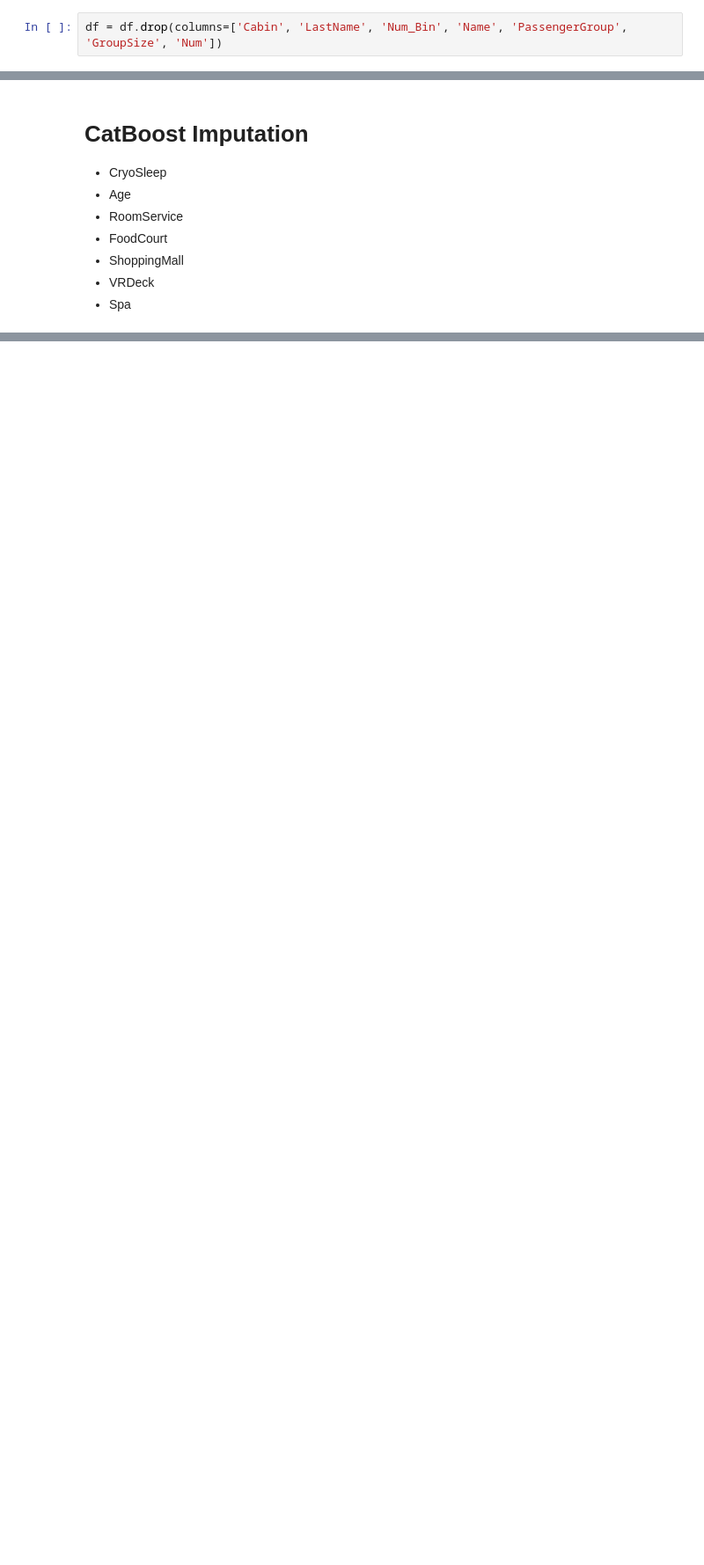
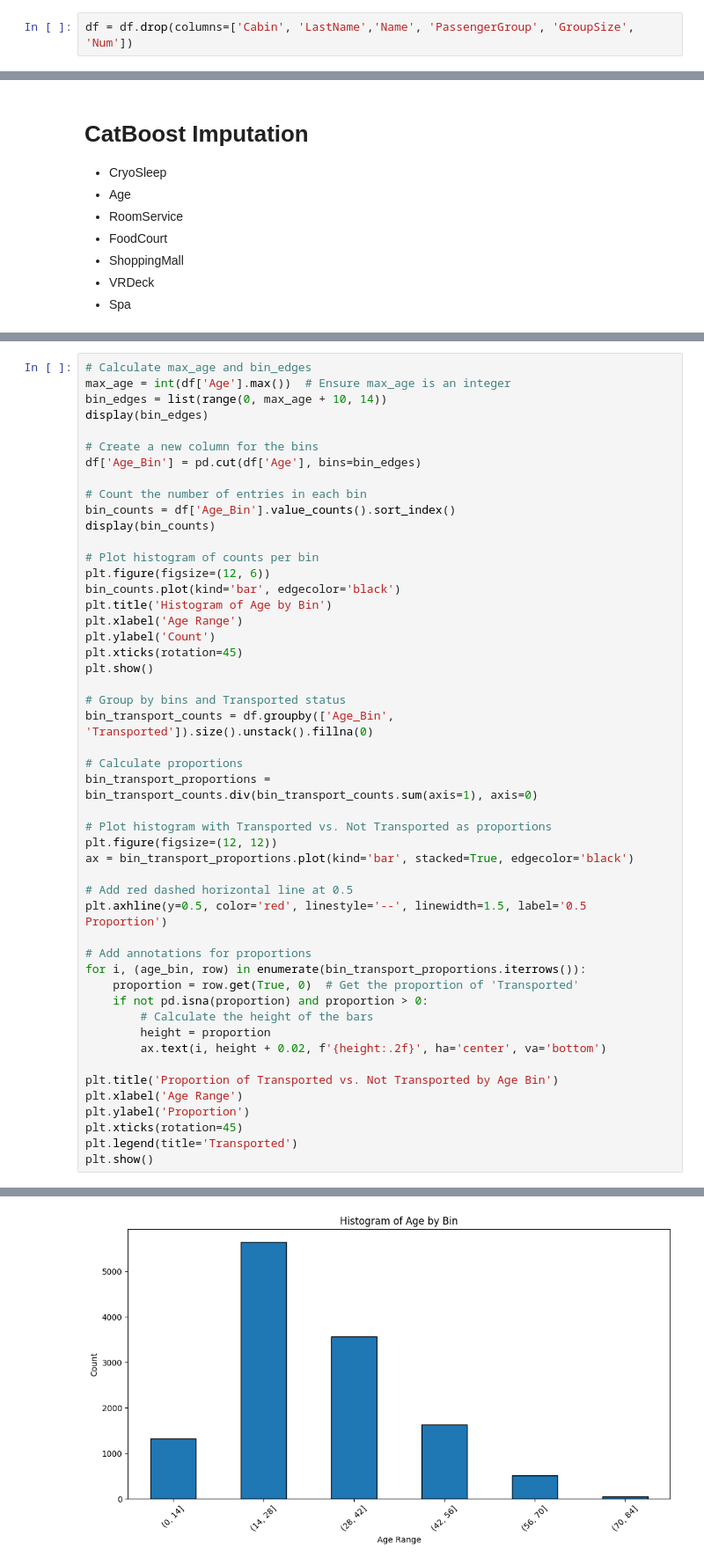
Before and after one commit to BigEd12/Spaceship-Titanic, a Jupyter notebook: notebooks/data_preproc/data_preproc_2.ipynb, the cells around one changed output, grey strips where cells are left out. Shown: that part at 88% size. Cells and saved outputs as stored; diff of their text form; blank space fills up the shorter version.

```diff
--- a/notebooks/data_preproc/data_preproc_2.ipynb
+++ b/notebooks/data_preproc/data_preproc_2.ipynb
@@ -480,4 +511,4 @@ plt.show()
 # %% [markdown]
 ## Drop Columns
 # %%
-df = df.drop(columns=['Cabin', 'LastName', 'Num_Bin', 'Name', 'PassengerGroup', 'GroupSize', 'Num'])
+df = df.drop(columns=['Cabin', 'LastName','Name', 'PassengerGroup', 'GroupSize', 'Num'])
@@ -536,0 +569,50 @@ dtype: int64
+# %%
+# Calculate max_age and bin_edges
+max_age = int(df['Age'].max())  # Ensure max_age is an integer
+bin_edges = list(range(0, max_age + 10, 14))
+display(bin_edges)
+
+# Create a new column for the bins
+df['Age_Bin'] = pd.cut(df['Age'], bins=bin_edges)
+
+# Count the number of entries in each bin
+bin_counts = df['Age_Bin'].value_counts().sort_index()
+display(bin_counts)
+
+# Plot histogram of counts per bin
+plt.figure(figsize=(12, 6))
+bin_counts.plot(kind='bar', edgecolor='black')
+plt.title('Histogram of Age by Bin')
+plt.xlabel('Age Range')
+plt.ylabel('Count')
+plt.xticks(rotation=45)
+plt.show()
+
+# Group by bins and Transported status
+bin_transport_counts = df.groupby(['Age_Bin', 'Transported']).size().unstack().fillna(0)
+
+# Calculate proportions
+bin_transport_proportions = bin_transport_counts.div(bin_transport_counts.sum(axis=1), axis=0)
+
+# Plot histogram with Transported vs. Not Transported as proportions
+plt.figure(figsize=(12, 12))
+ax = bin_transport_proportions.plot(kind='bar', stacked=True, edgecolor='black')
+
+# Add red dashed horizontal line at 0.5
+plt.axhline(y=0.5, color='red', linestyle='--', linewidth=1.5, label='0.5 Proportion')
+
+# Add annotations for proportions
+for i, (age_bin, row) in enumerate(bin_transport_proportions.iterrows()):
+    proportion = row.get(True, 0)  # Get the proportion of 'Transported'
+    if not pd.isna(proportion) and proportion > 0:
+        # Calculate the height of the bars
+        height = proportion
+        ax.text(i, height + 0.02, f'{height:.2f}', ha='center', va='bottom')
+
+plt.title('Proportion of Transported vs. Not Transported by Age Bin')
+plt.xlabel('Age Range')
+plt.ylabel('Proportion')
+plt.xticks(rotation=45)
+plt.legend(title='Transported')
+plt.show()
+# %% [output]
@@ -536,0 +628 @@ dtype: int64
+[figure, added]
```
Also changed, not shown: parts of 29 cells of this notebook.
